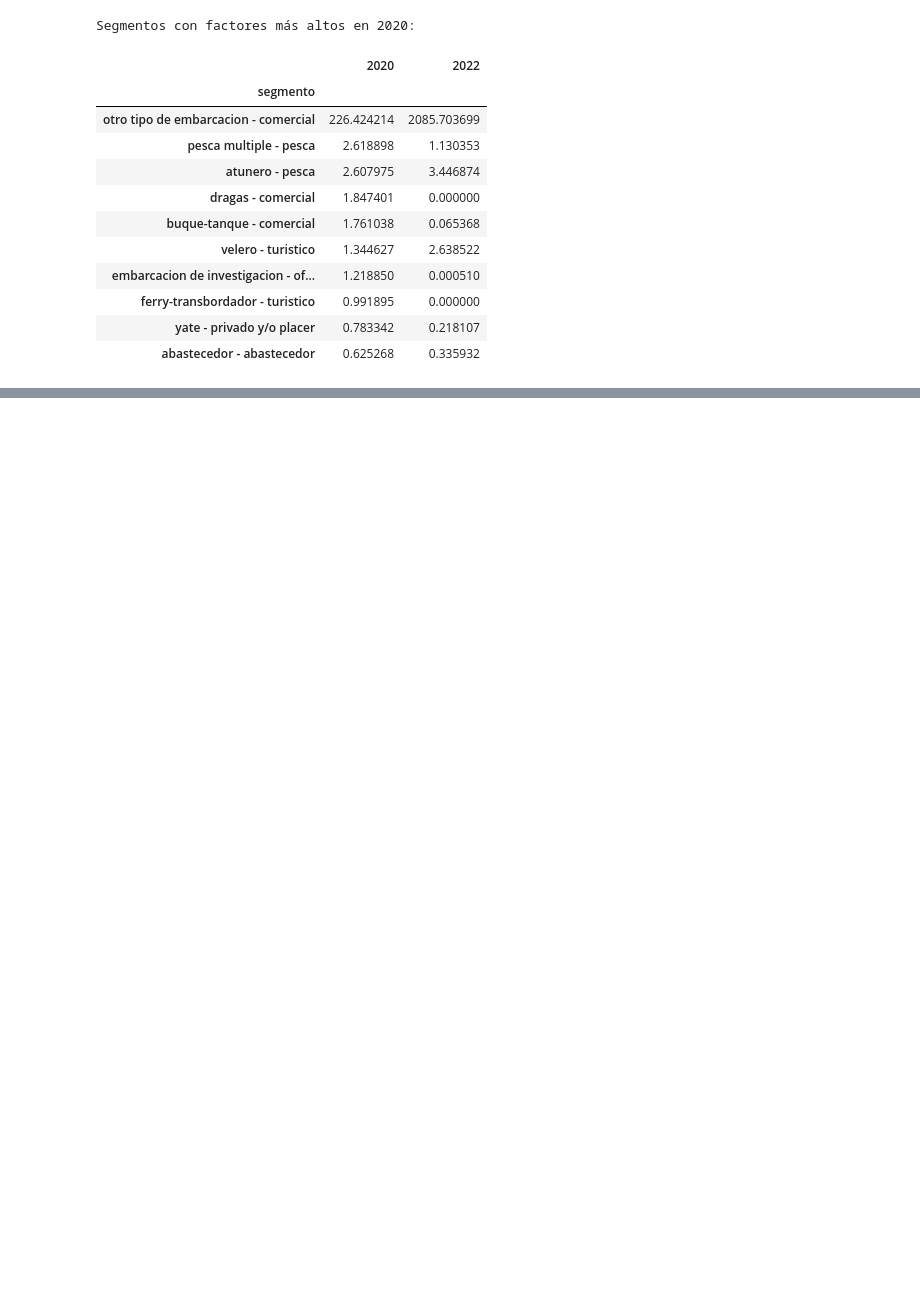
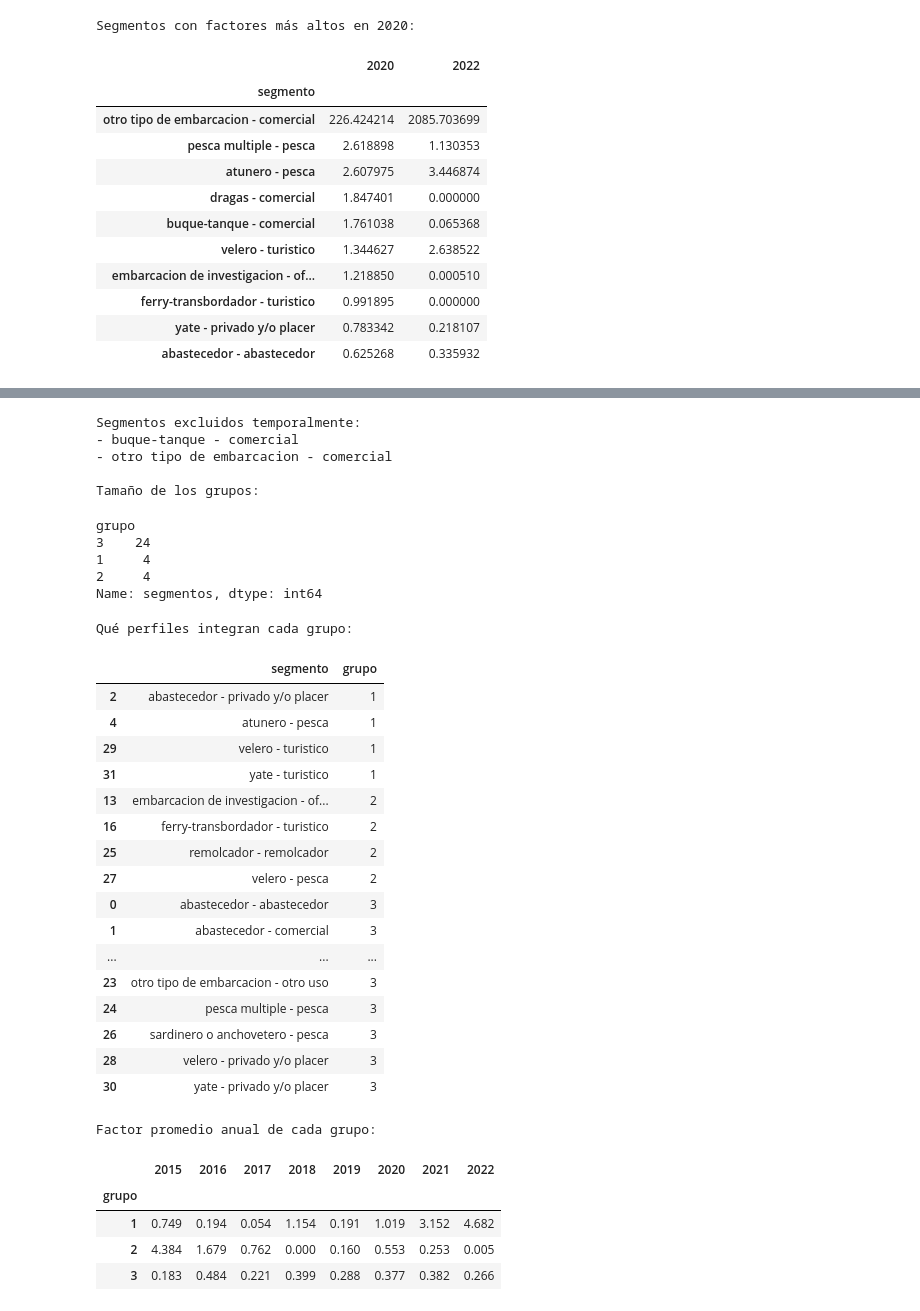
Before and after one commit to estebanto7/Repositorio_Reservas_Maritimas_Plantilla, a Jupyter notebook: notebooks/03_siniestralidad_conglomerados.ipynb, the cells around one changed output, grey strips where cells are left out. Cells and saved outputs as stored; diff of their text form; code cells hidden in the pictures; blank space fills up the shorter version.

```diff
--- a/notebooks/03_siniestralidad_conglomerados.ipynb
+++ b/notebooks/03_siniestralidad_conglomerados.ipynb
@@ -444,0 +898,66 @@ heatmap_fig_spm.show()
+# %%
+# --------------------------------------------------------------
+# Identificar los segmentos excluidos y observar los grupos de Ward
+# (Escenario C, k = 3)
+# --------------------------------------------------------------
+
+segmentos_extremos = X.index[indices_extremos]
+print("Segmentos excluidos temporalmente:")
+for segmento in segmentos_extremos:
+    print("-", segmento)
+
+# Conservamos los nombres de los segmentos para poder interpretarlos
+X_sin_extremos_df = X.drop(index=segmentos_extremos)
+
+modelo_c = AgglomerativeClustering(n_clusters=3, linkage="ward")
+etiquetas_c = modelo_c.fit_predict(X_sin_extremos_df)
+
+grupos_c = pd.Series(etiquetas_c + 1, index=X_sin_extremos_df.index, name="grupo")
+
+print("\nTamaño de los grupos:")
+display(grupos_c.value_counts().sort_values(ascending=False).rename("segmentos"))
+
+print("\nQué perfiles integran cada grupo:")
+display(
+    grupos_c.rename_axis("segmento")
+    .reset_index()
+    .sort_values(["grupo", "segmento"])
+)
+
+print("\nFactor promedio anual de cada grupo:")
+display(X_sin_extremos_df.groupby(grupos_c).mean().round(3))
+# %% [output]
+Segmentos excluidos temporalmente:
+- buque-tanque - comercial
+- otro tipo de embarcacion - comercial
+
+Tamaño de los grupos:
+grupo
+3    24
+1     4
+2     4
+Name: segmentos, dtype: int64
+Qué perfiles integran cada grupo:
+|  | segmento | grupo |
+| 2 | abastecedor - privado y/o placer | 1 |
+| 4 | atunero - pesca | 1 |
+| 29 | velero - turistico | 1 |
+| 31 | yate - turistico | 1 |
+| 13 | embarcacion de investigacion - of... | 2 |
+| 16 | ferry-transbordador - turistico | 2 |
+| 25 | remolcador - remolcador | 2 |
+| 27 | velero - pesca | 2 |
+| 0 | abastecedor - abastecedor | 3 |
+| 1 | abastecedor - comercial | 3 |
+| ... | ... | ... |
+| 23 | otro tipo de embarcacion - otro uso | 3 |
+| 24 | pesca multiple - pesca | 3 |
+| 26 | sardinero o anchovetero - pesca | 3 |
+| 28 | velero - privado y/o placer | 3 |
+| 30 | yate - privado y/o placer | 3 |
+Factor promedio anual de cada grupo:
+|  | 2015 | 2016 | 2017 | 2018 | 2019 | 2020 | 2021 | 2022 |
+| grupo |  |  |  |  |  |  |  |  |
+| 1 | 0.749 | 0.194 | 0.054 | 1.154 | 0.191 | 1.019 | 3.152 | 4.682 |
+| 2 | 4.384 | 1.679 | 0.762 | 0.000 | 0.160 | 0.553 | 0.253 | 0.005 |
+| 3 | 0.183 | 0.484 | 0.221 | 0.399 | 0.288 | 0.377 | 0.382 | 0.266 |
```
Also changed, not shown: parts of 48 cells of this notebook, 2 other files.
